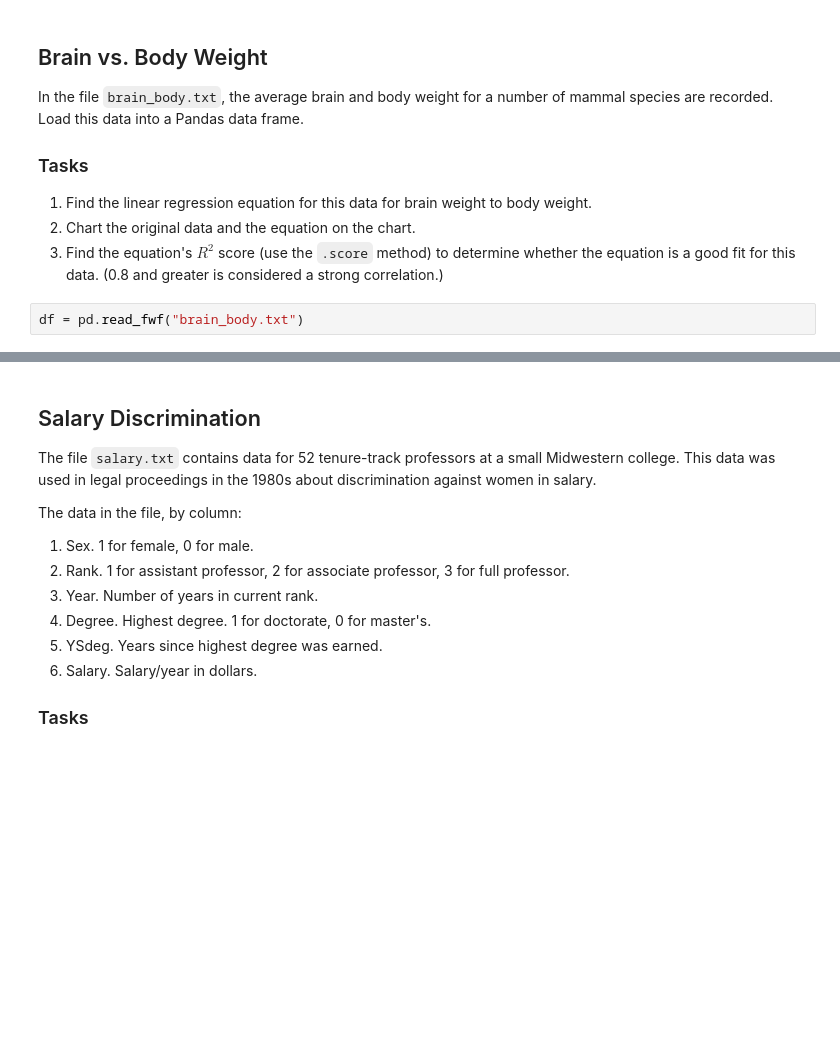
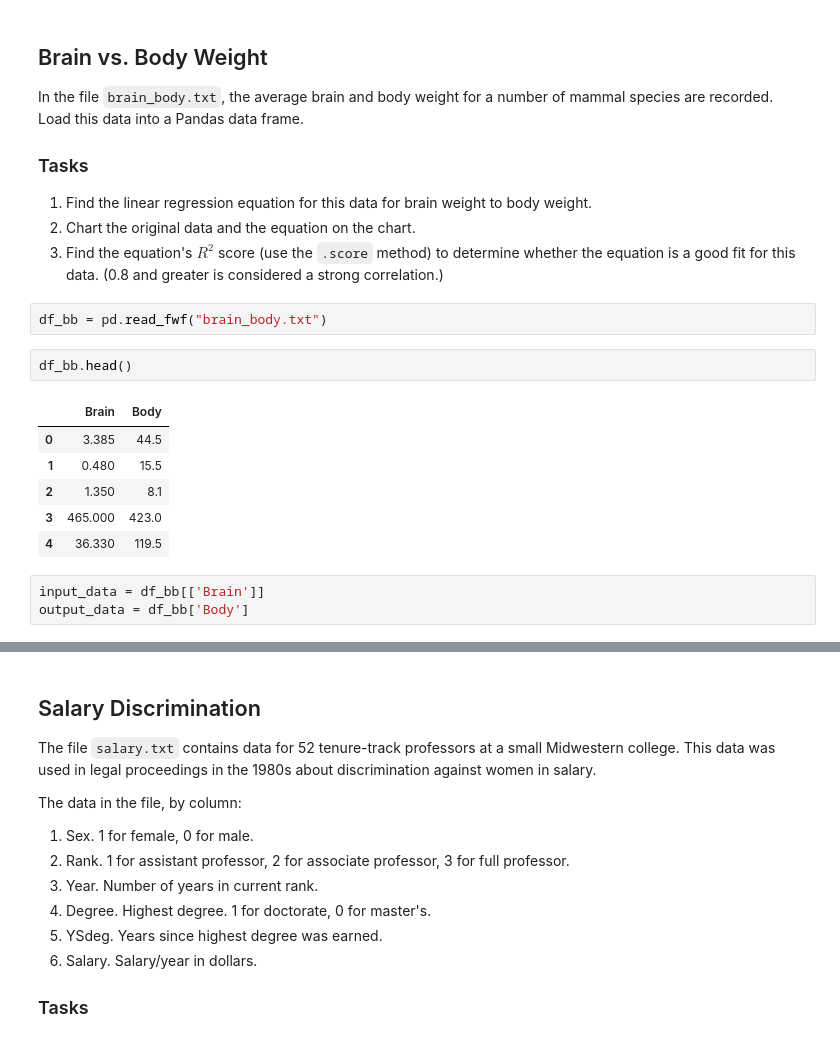
Before and after one commit to TylerKotkin/linear-regression, a Jupyter notebook: simple-linear-regression.ipynb, the cells around one changed output, grey strips where cells are left out. Saved outputs shown, nothing was run; the diff lists cells and outputs as text; blank space fills up the shorter version.

```diff
--- a/simple-linear-regression.ipynb
+++ b/simple-linear-regression.ipynb
@@ -80,4 +86,16 @@ In the file `brain_body.txt`, the average brain and body weight for a number of
 2. Chart the original data and the equation on the chart.
 3. Find the equation's $R^2$ score (use the `.score` method) to determine whether the equation is a good fit for this data. (0.8 and greater is considered a strong correlation.)
 # %%
-df = pd.read_fwf("brain_body.txt")
+df_bb = pd.read_fwf("brain_body.txt")
+# %%
+df_bb.head()
+# %% [output]
+|  | Brain | Body |
+| 0 | 3.385 | 44.5 |
+| 1 | 0.480 | 15.5 |
+| 2 | 1.350 | 8.1 |
+| 3 | 465.000 | 423.0 |
+| 4 | 36.330 | 119.5 |
+# %%
+input_data = df_bb[['Brain']]
+output_data = df_bb['Body']
```
Also changed, not shown: parts of 9 cells of this notebook.
